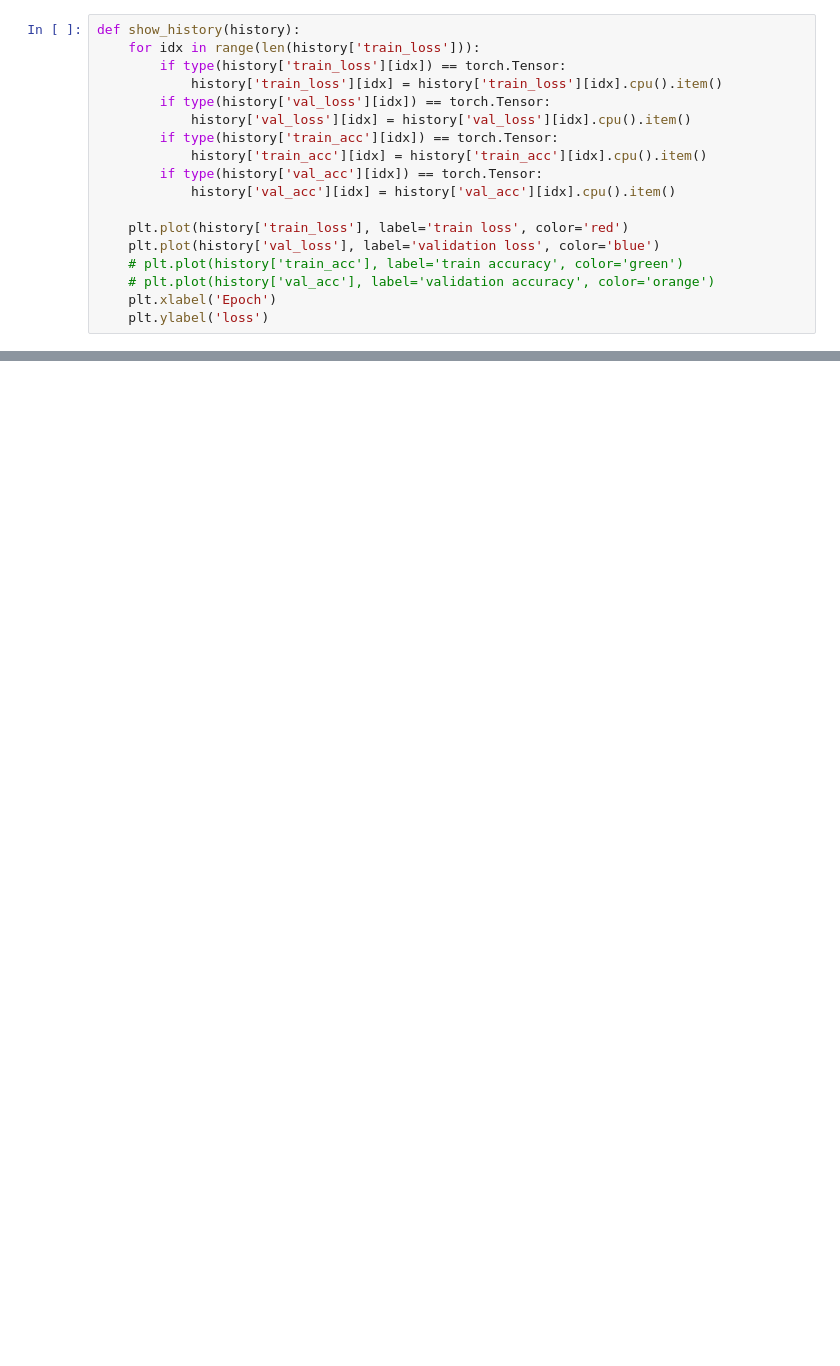
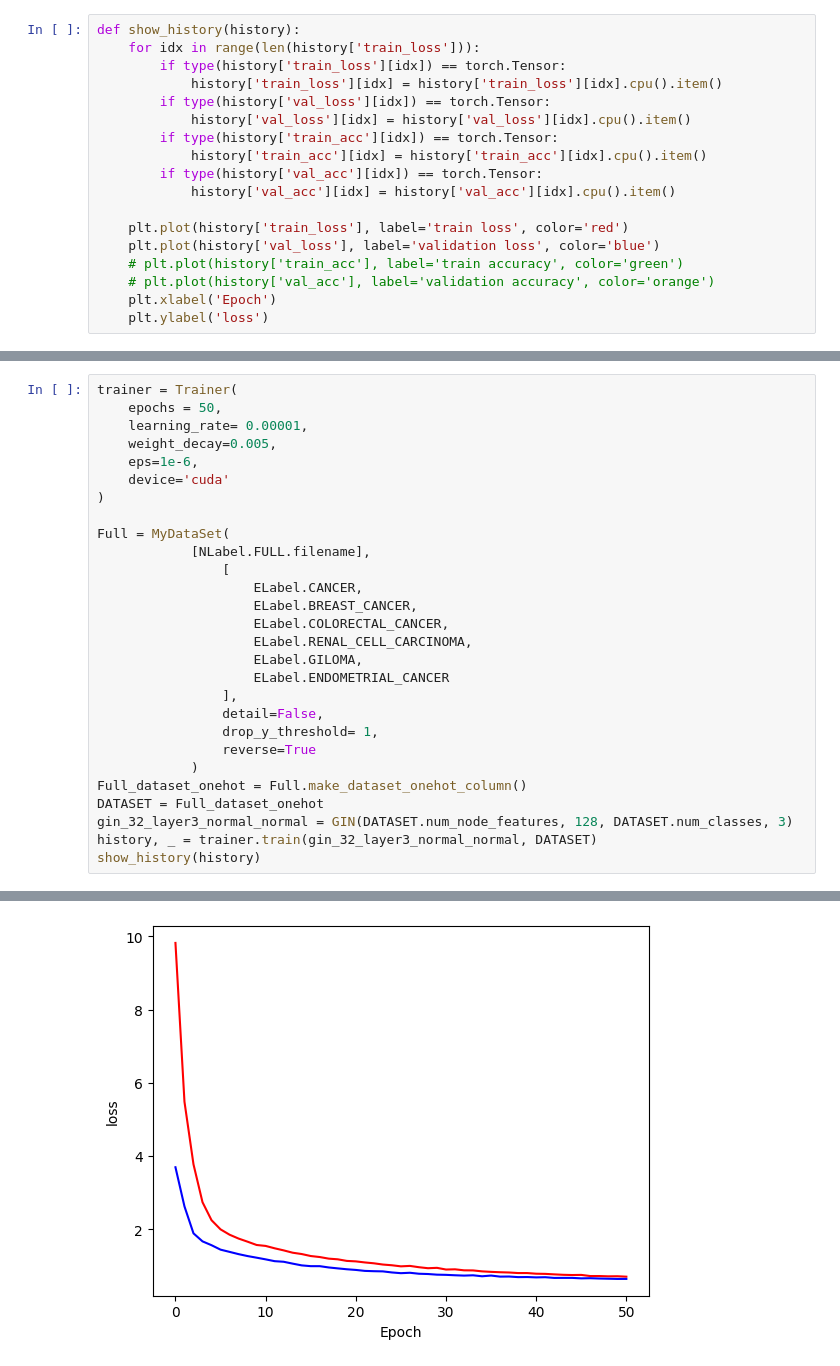
Before and after one commit to CCBE-DGU/CCGR, a Jupyter notebook: experiment.ipynb, the cells around one changed output, grey strips where cells are left out. Saved outputs shown, nothing was run; the diff lists cells and outputs as text; blank space fills up the shorter version.

```diff
--- a/experiment.ipynb
+++ b/experiment.ipynb
@@ -296,0 +328,29 @@ Test Loss: 1.17 | Test Acc: 66.88%
+# %%
+trainer = Trainer(
+    epochs = 50,
+    learning_rate= 0.00001,
+    weight_decay=0.005,
+    eps=1e-6,
+    device='cuda'
+)
+
+Full = MyDataSet(
+            [NLabel.FULL.filename],
+                [
+                    ELabel.CANCER,
+                    ELabel.BREAST_CANCER,
+                    ELabel.COLORECTAL_CANCER,
+                    ELabel.RENAL_CELL_CARCINOMA,
+                    ELabel.GILOMA,
+                    ELabel.ENDOMETRIAL_CANCER
+                ],
+                detail=False,
+                drop_y_threshold= 1,
+                reverse=True
+            )
+Full_dataset_onehot = Full.make_dataset_onehot_column()
+DATASET = Full_dataset_onehot
+gin_32_layer3_normal_normal = GIN(DATASET.num_node_features, 128, DATASET.num_classes, 3)
+history, _ = trainer.train(gin_32_layer3_normal_normal, DATASET)
+show_history(history)
+# %% [output]
@@ -296,0 +365 @@ Test Loss: 1.17 | Test Acc: 66.88%
+[figure, added]
```
Also changed, not shown: parts of 12 cells of this notebook, 16 other files.
